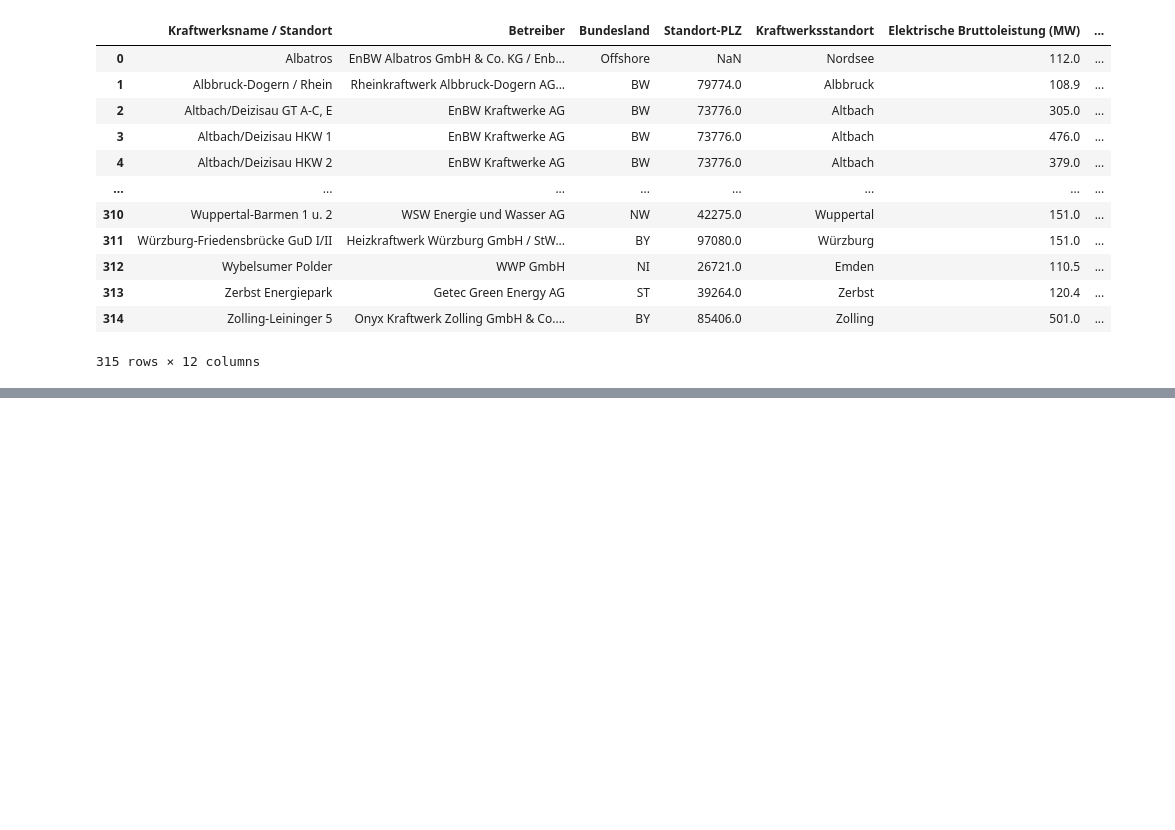
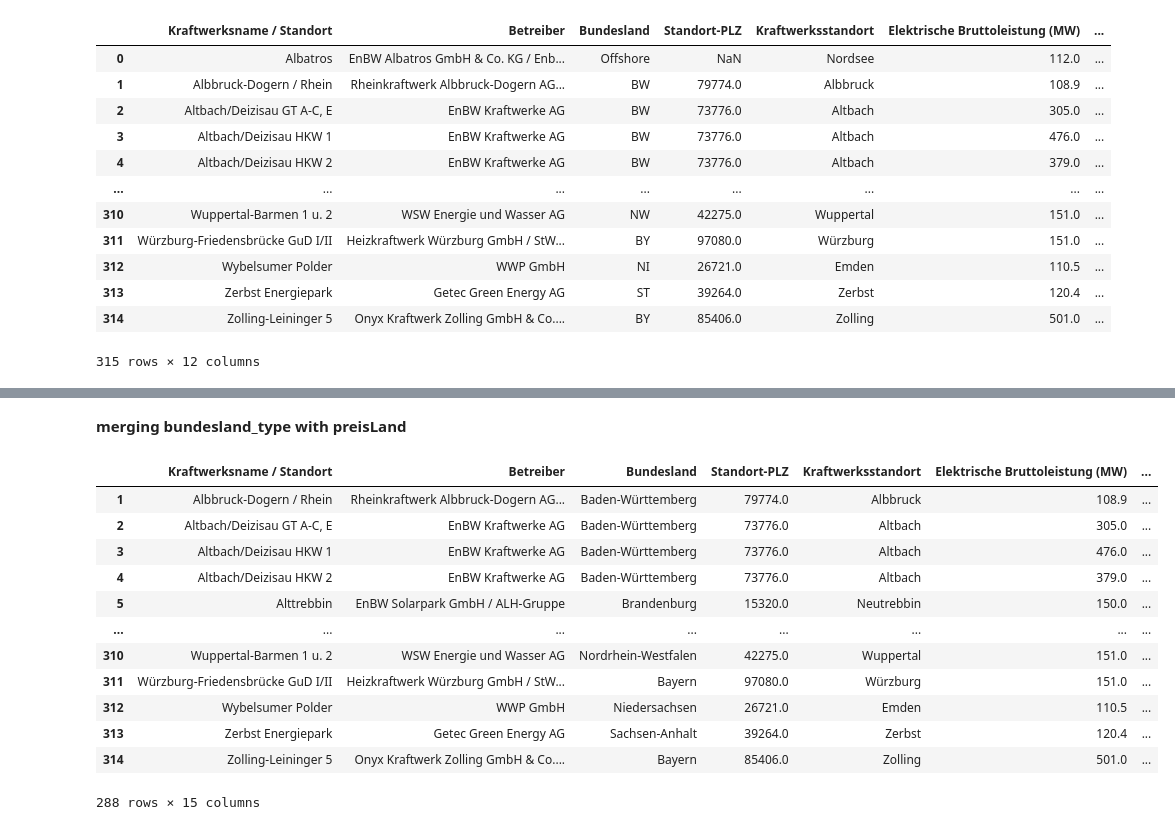
Before and after one commit to NiklasElsaesser/DataVisualization, a Jupyter notebook: dataPrep.ipynb, the cells around one changed output, grey strips where cells are left out. Saved outputs shown, nothing was run; the diff lists cells and outputs as text; code cells hidden in the pictures; blank space fills up the shorter version.

```diff
--- a/dataPrep.ipynb
+++ b/dataPrep.ipynb
@@ -815,0 +945,35 @@ df
+# %% [markdown]
+**merging bundesland_type with preisLand**
+# %%
+import pandas as pd
+
+# First, let's read both DataFrames
+df1 = pd.read_csv('Data/BNetza/KW100Mw-21.csv')  # Assuming the first DataFrame is stored in 'data1.csv'
+df2 = pd.read_csv('Data/PreisLand.csv')  # Assuming the second DataFrame is stored in 'data2.csv'
+
+# Now, let's merge the DataFrames on the 'Bundesland' column
+merged_df = pd.merge(df1, df2, on='Bundesland', how='left')
+
+merged_df.drop(merged_df.columns[15], axis=1, inplace=True)
+
+df = df[merged_df['Bundesland'] != 'Offshore']
+
+
+# Now you have merged data in 'merged_df', you can perform further analysis or visualization with this DataFrame
+
+#df.to_csv('Data/Preis_cKW1.csv', index=False)
+df
+# %% [output]
+|  | Kraftwerksname / Standort | Betreiber | Bundesland | Standort-PLZ | Kraftwerksstandort | Elektrische Bruttoleistung (MW) | ... |
+| 1 | Albbruck-Dogern / Rhein | Rheinkraftwerk Albbruck-Dogern AG... | Baden-Württemberg | 79774.0 | Albbruck | 108.9 | ... |
+| 2 | Altbach/Deizisau GT A-C, E | EnBW Kraftwerke AG | Baden-Württemberg | 73776.0 | Altbach | 305.0 | ... |
+| 3 | Altbach/Deizisau HKW 1 | EnBW Kraftwerke AG | Baden-Württemberg | 73776.0 | Altbach | 476.0 | ... |
+| 4 | Altbach/Deizisau HKW 2 | EnBW Kraftwerke AG | Baden-Württemberg | 73776.0 | Altbach | 379.0 | ... |
+| 5 | Alttrebbin | EnBW Solarpark GmbH / ALH-Gruppe | Brandenburg | 15320.0 | Neutrebbin | 150.0 | ... |
+| ... | ... | ... | ... | ... | ... | ... | ... |
+| 310 | Wuppertal-Barmen 1 u. 2 | WSW Energie und Wasser AG | Nordrhein-Westfalen | 42275.0 | Wuppertal | 151.0 | ... |
+| 311 | Würzburg-Friedensbrücke GuD I/II | Heizkraftwerk Würzburg GmbH / StW... | Bayern | 97080.0 | Würzburg | 151.0 | ... |
+| 312 | Wybelsumer Polder | WWP GmbH | Niedersachsen | 26721.0 | Emden | 110.5 | ... |
+| 313 | Zerbst Energiepark | Getec Green Energy AG | Sachsen-Anhalt | 39264.0 | Zerbst | 120.4 | ... |
+| 314 | Zolling-Leininger 5 | Onyx Kraftwerk Zolling GmbH & Co.... | Bayern | 85406.0 | Zolling | 501.0 | ... |
+288 rows × 15 columns
```
Also changed, not shown: parts of 8 cells of this notebook.
